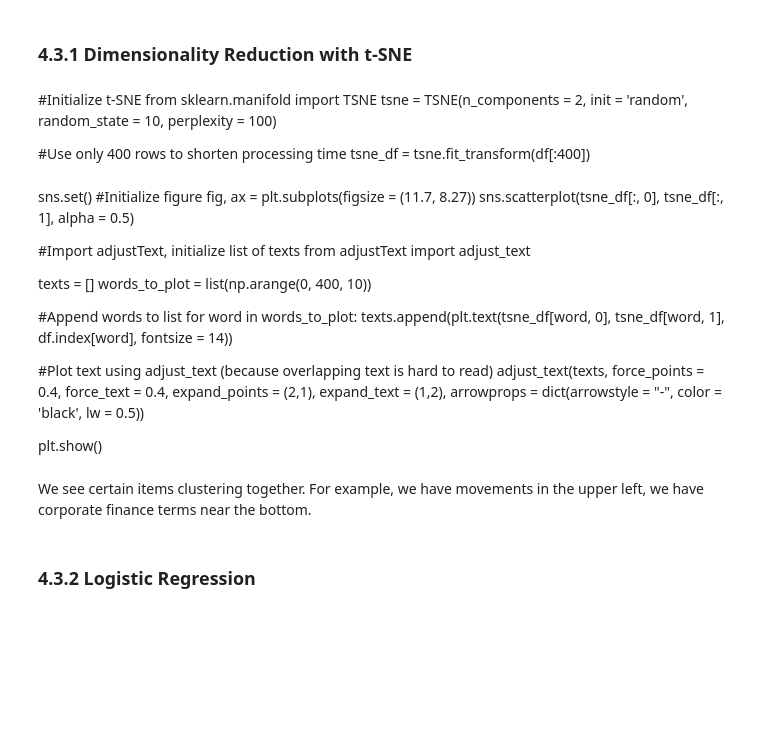
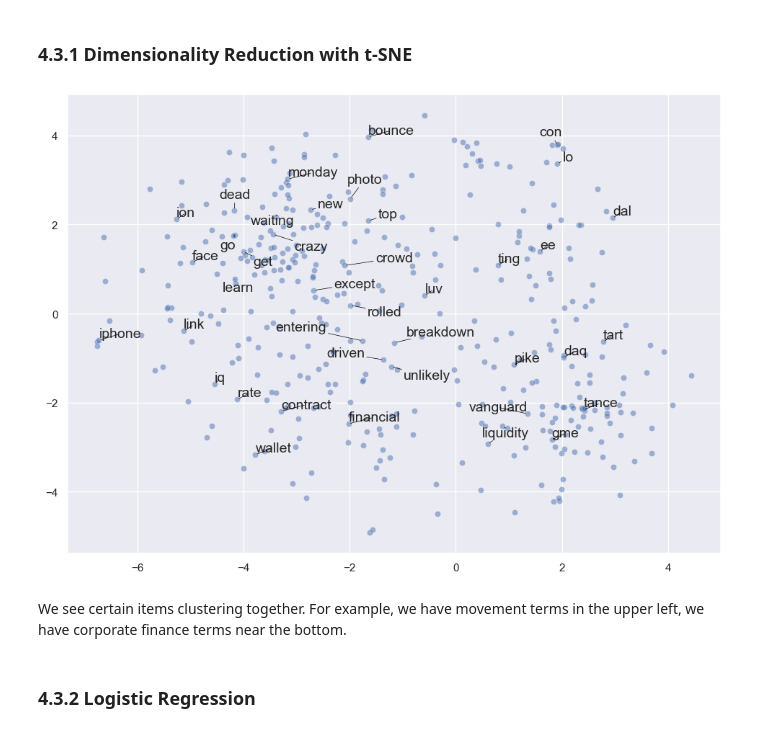
Before and after one commit to parisvu07/Springboard, a Jupyter notebook: Capstone_2_Twitter_Sentiment_Analysis/04_Modeling.ipynb, the cells around one changed output. Cells and saved outputs as stored; diff of their text form; code cells hidden in the pictures; blank space fills up the shorter version.

```diff
--- a/Capstone_2_Twitter_Sentiment_Analysis/04_Modeling.ipynb
+++ b/Capstone_2_Twitter_Sentiment_Analysis/04_Modeling.ipynb
@@ -235,0 +270,14 @@ df.head()
+# %%
+#Filter the list of vectors to include only those that Word2Vec has a vector for
+vector_list = [wv[word] for word in words if word in wv.key_to_index]
+
+#Create a list of the words corresponding to these vectors
+words_filtered = [word for word in words if word in wv.key_to_index]
+
+#Zip the words together with their vector representations
+word_vec_zip = zip(words_filtered, vector_list)
+
+#Cast to a dict so we can turn it into a DataFrame
+word_vec_dict = dict(word_vec_zip)
+df = pd.DataFrame.from_dict(word_vec_dict, orient='index')
+df.head()
@@ -236,36 +292,38 @@ df.head()
 # %% [markdown]
 ### 4.3.1 Dimensionality Reduction with t-SNE
-# %% [markdown]
-#Initialize t-SNE
-from sklearn.manifold import TSNE
-tsne = TSNE(n_components = 2, init = 'random', random_state = 10, perplexity = 100)
-
-#Use only 400 rows to shorten processing time
-tsne_df = tsne.fit_transform(df[:400])
-# %% [markdown]
-sns.set()
-#Initialize figure
-fig, ax = plt.subplots(figsize = (11.7, 8.27))
-sns.scatterplot(tsne_df[:, 0], tsne_df[:, 1], alpha = 0.5)
-
-#Import adjustText, initialize list of texts
-from adjustText import adjust_text
-
-texts = []
-words_to_plot = list(np.arange(0, 400, 10))
-
-#Append words to list
-for word in words_to_plot:
-    texts.append(plt.text(tsne_df[word, 0], tsne_df[word, 1], df.index[word], fontsize = 14))
-
-#Plot text using adjust_text (because overlapping text is hard to read)
-adjust_text(texts, force_points = 0.4, force_text = 0.4,
-            expand_points = (2,1), expand_text = (1,2),
-            arrowprops = dict(arrowstyle = "-", color = 'black', lw = 0.5))
-
-plt.show()
+# %%
+#Initialize t-SNE
+from sklearn.manifold import TSNE
+tsne = TSNE(n_components = 2, init = 'random', random_state = 10, perplexity = 100)
+
+#Use only 400 rows to shorten processing time
+tsne_df = tsne.fit_transform(df[:400])
+# %%
+sns.set()
+#Initialize figure
+fig, ax = plt.subplots(figsize = (11.7, 8.27))
+sns.scatterplot(tsne_df[:, 0], tsne_df[:, 1], alpha = 0.5)
+
+#Import adjustText, initialize list of texts
+from adjustText import adjust_text
+
+texts = []
+words_to_plot = list(np.arange(0, 400, 10))
+
+#Append words to list
+for word in words_to_plot:
+    texts.append(plt.text(tsne_df[word, 0], tsne_df[word, 1], df.index[word], fontsize = 14))
+
+#Plot text using adjust_text (because overlapping text is hard to read)
+adjust_text(texts, force_points = 0.4, force_text = 0.4,
+            expand_points = (2,1), expand_text = (1,2),
+            arrowprops = dict(arrowstyle = "-", color = 'black', lw = 0.5))
+
+plt.show()
+# %% [output]
+[figure, added]
 # %% [markdown]
-We see certain items clustering together. For example, we have movements in the upper left, we have corporate finance terms near the bottom.
+We see certain items clustering together. For example, we have movement terms in the upper left, we have corporate finance terms near the bottom.
 # %% [markdown]
 ### 4.3.2 Logistic Regression
 # %%
```
Also changed, not shown: parts of 31 cells of this notebook, 2 other files.
